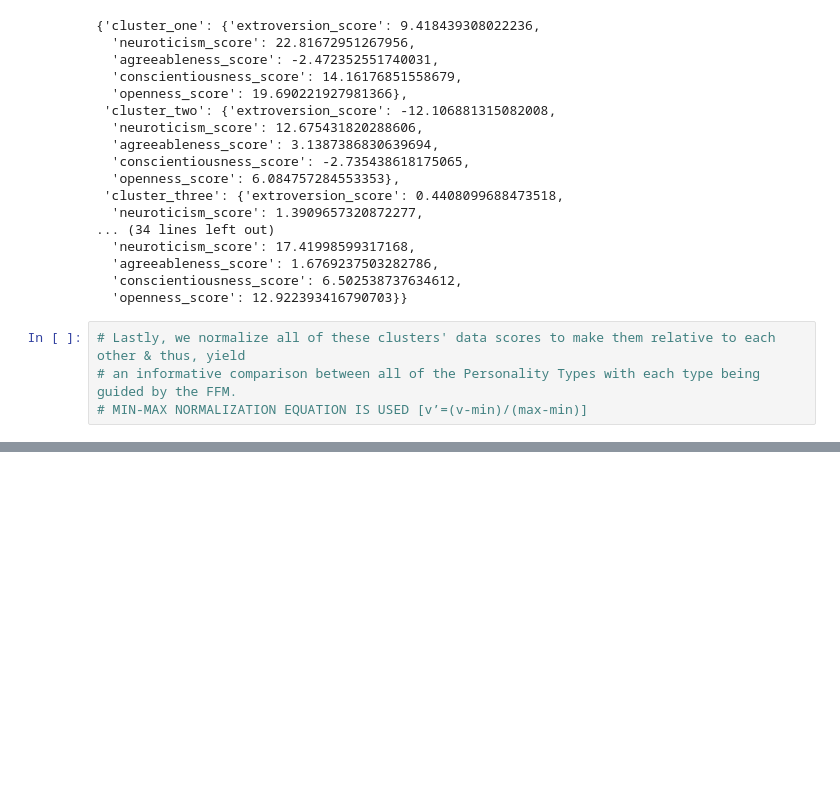
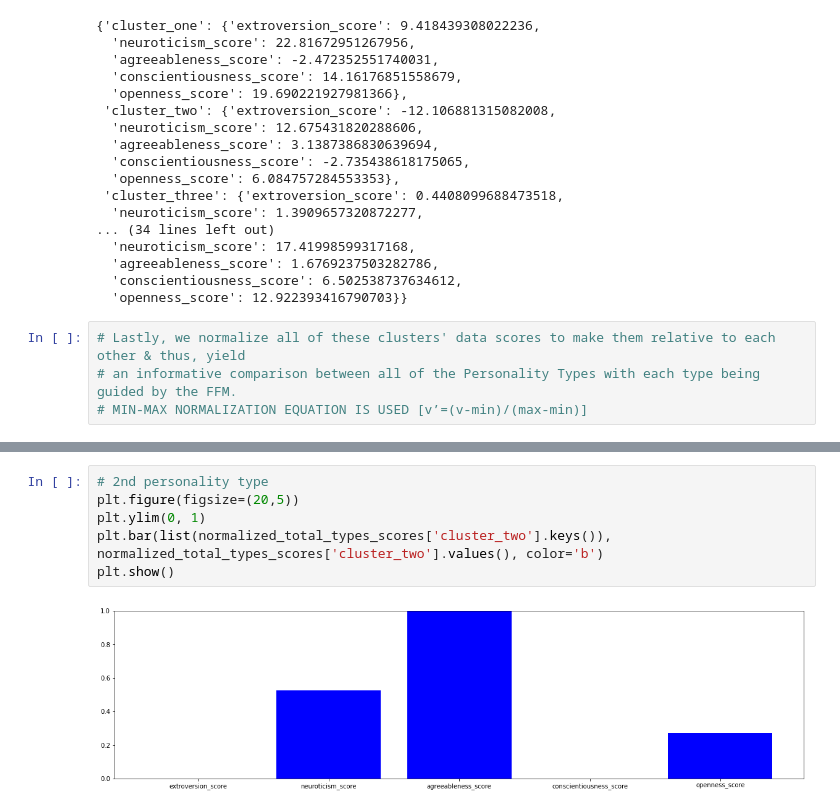
Before and after one commit to YasPHP/The-Five-Factor-Personality-Test, a Jupyter notebook: TBF Personality System.ipynb, the cells around one changed output, grey strips where cells are left out. Drawn from its saved outputs; the diff is of its cells as text; blank space fills up the shorter version.

```diff
--- a/TBF Personality System.ipynb
+++ b/TBF Personality System.ipynb
@@ -554,0 +813,8 @@ all_personality_types_scores
+# %%
+# 2nd personality type
+plt.figure(figsize=(20,5))
+plt.ylim(0, 1)
+plt.bar(list(normalized_total_types_scores['cluster_two'].keys()), normalized_total_types_scores['cluster_two'].values(), color='b')
+plt.show()
+# %% [output]
+[figure, added]
```
Also changed, not shown: parts of 42 cells of this notebook.
